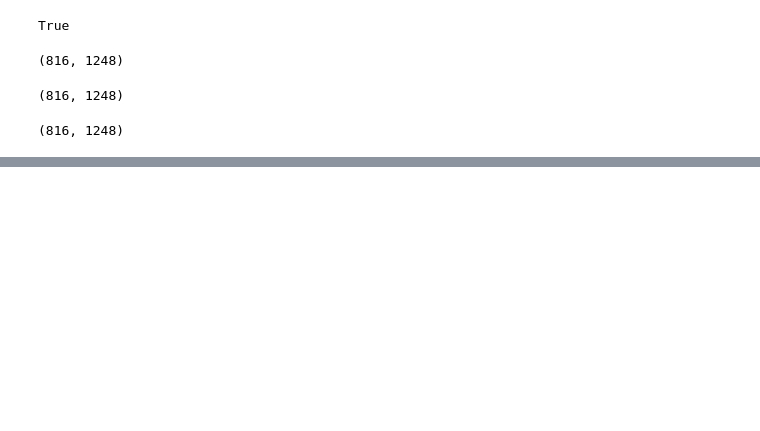
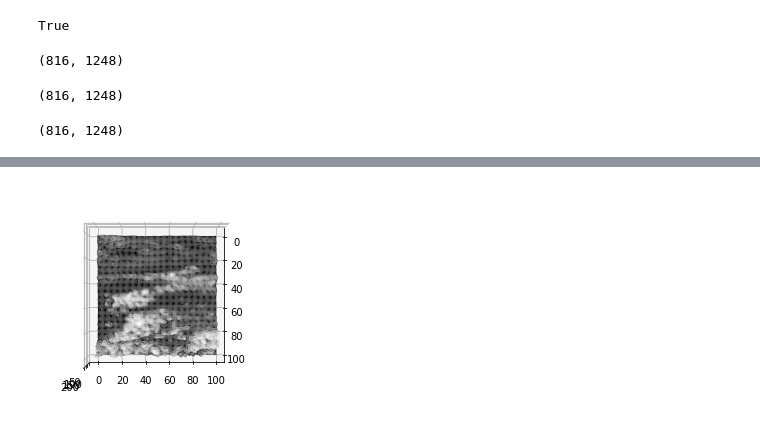
Before and after one commit to DivyanshMittal-exe/JPEG-Compression, a Jupyter notebook: test.ipynb, the cells around one changed output, grey strips where cells are left out. Cells and saved outputs as stored; diff of their text form; code cells hidden in the pictures; blank space fills up the shorter version.

```diff
--- a/test.ipynb
+++ b/test.ipynb
@@ -43,0 +128,34 @@ Cr.shape
+# %%
+import numpy as np
+import matplotlib.pyplot as plt
+from mpl_toolkits.mplot3d import Axes3D
+
+# generate some sample data
+import scipy.misc
+lena = cv2.imread("cat.jpg")
+
+lena = cv2.cvtColor(lena, cv2.COLOR_BGR2GRAY)[300:400,200:300]
+# lena = max_subsample(lena,1)[300:400,200:300]
+#
+lena_n = cv2.imread("catcompressed.png")
+
+lena_n = cv2.cvtColor(lena_n, cv2.COLOR_BGR2GRAY)[300:400,200:300]
+# lena_n = max_subsample(lena_n,1)[300:400,200:300]
+# downscaling has a "smoothing" effect
+
+# lena = scipy.misc.imresize(lena, 0.15, interp='cubic')
+
+# create the x and y coordinate arrays (here we just use pixel indices)
+xx, yy = np.mgrid[0:lena.shape[0], 0:lena.shape[1]]
+
+# create the figure
+fig = plt.figure()
+ax = fig.gca(projection='3d')
+ax.view_init(azim=0, elev=90)
+ax.plot_surface(xx, yy, lena ,rstride=1, cstride=1, cmap=plt.cm.gray,
+        linewidth=0)
+
+# show it
+plt.show()
+# %% [output]
+[figure, added]
```
Also changed, not shown: parts of 15 cells of this notebook, 19 other files.
